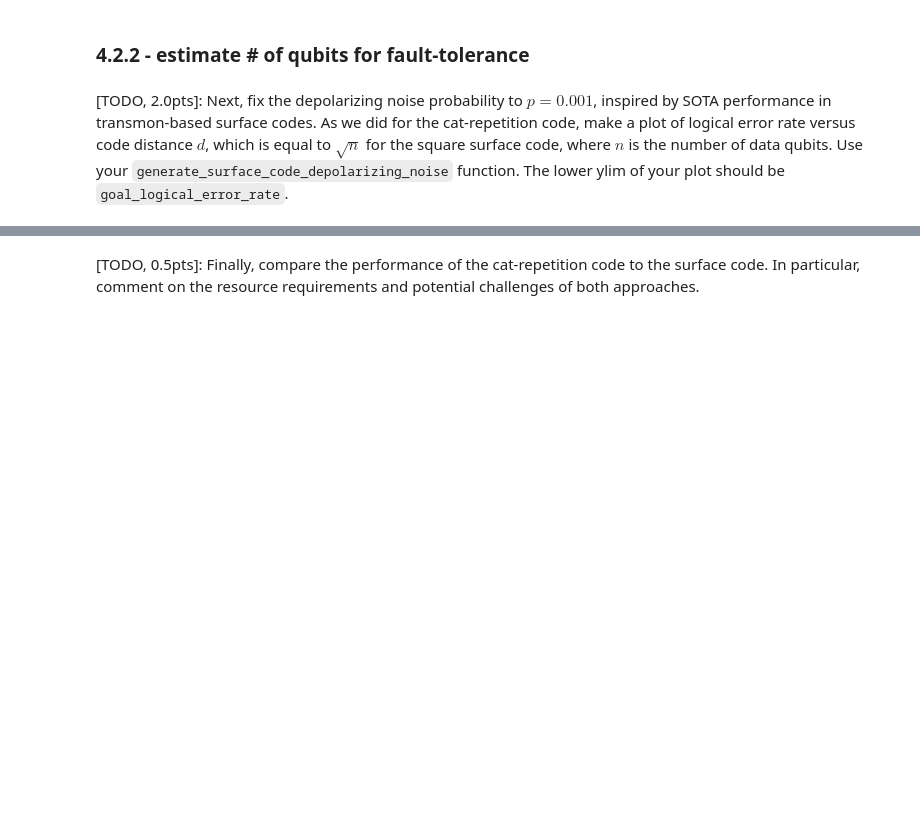
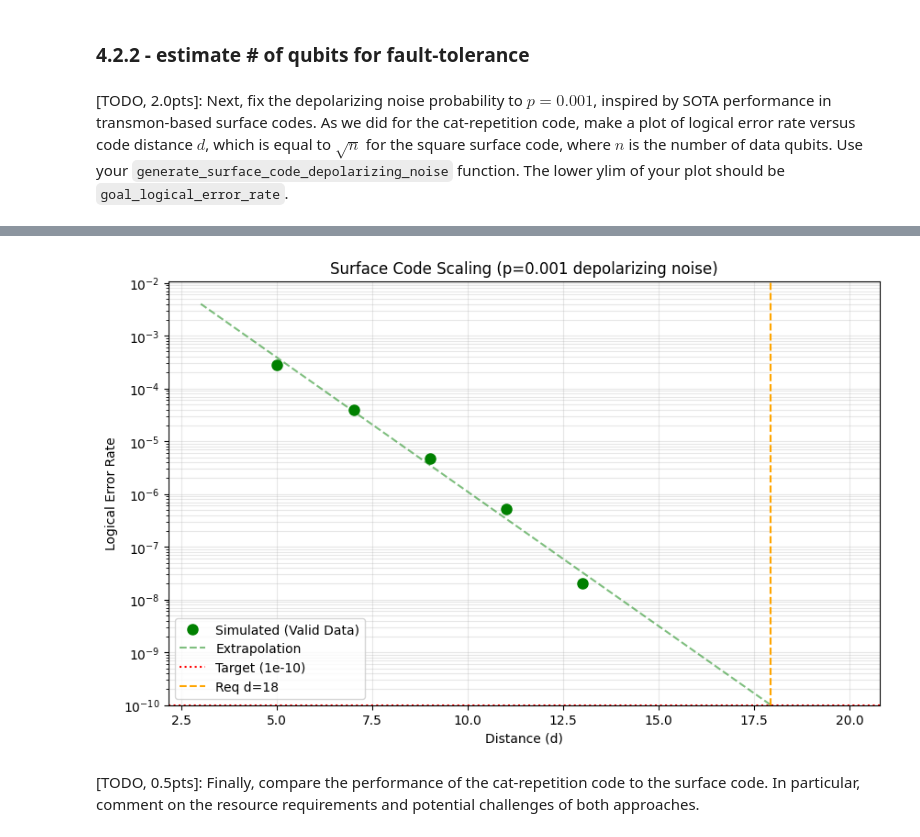
Before and after one commit to zgudikal/Redbull-Rockstars-Alice-and-Bob, a Jupyter notebook: challenge/1-challenge.ipynb, the cells around one changed output, grey strips where cells are left out. Cells and saved outputs as stored; diff of their text form; code cells hidden in the pictures; blank space fills up the shorter version.

```diff
--- a/challenge/1-challenge.ipynb
+++ b/challenge/1-challenge.ipynb
@@ -773,6 +961,15 @@ Next, we will generate an analogous plot of logical error rate versus the number
 # %%
 def generate_surface_code_depolarizing_noise(d, noise):
     # SOLUTION ===
-
+    circuit = stim.Circuit.generated(
+        "surface_code:rotated_memory_z",
+        rounds=3*d,
+        distance=d,
+        after_clifford_depolarization=noise,
+        before_round_data_depolarization=noise,
+    )
     # ===
     return circuit
+
+circuit = generate_surface_code_depolarizing_noise(5, 0.01)
+circuit.diagram('timeline-svg')
@@ -826,5 +1061,87 @@ noise = 1e-3
 goal_logical_error_rate = 1e-10
 
 # SOLUTION ===
+import sinter
+import matplotlib.pyplot as plt
+import numpy as np
+import os
 
+# Surface code is more expensive to simulate, use smaller distances
+distances = [5, 7, 9, 11, 13]
+
+tasks = [
+    sinter.Task(
+        circuit=generate_surface_code_depolarizing_noise(d, noise),
+        json_metadata={'d': d, 'p': noise},
+    )
+    for d in distances
+]
+
+# Collect stats
+collected_stats = sinter.collect(
+    num_workers=os.cpu_count(),
+    tasks=tasks,
+    decoders=['pymatching'],
+    max_shots=50_000_000,
+    max_errors=1000,
+    print_progress=True,
+)
+
+# Filter valid data points
+valid_distances = []
+valid_error_rates = []
+
+print("\n--- Simulation Results ---")
+for stat in collected_stats:
+    d = stat.json_metadata['d']
+    if stat.errors > 0:
+        rate = stat.errors / stat.shots
+        valid_distances.append(d)
+        valid_error_rates.append(rate)
+        print(f"d={d}: {stat.errors} errors / {stat.shots} shots = {rate:.2e}")
+    else:
+        print(f"d={d}: 0 errors (Skipped for fit)")
+
+# Sort for plotting/fitting
+sorted_pairs = sorted(zip(valid_distances, valid_error_rates))
+distances_sorted = np.array([p[0] for p in sorted_pairs])
+error_rates_sorted = np.array([p[1] for p in sorted_pairs])
+
+# Extrapolation: log10(P_L) = a * d + b
+log_errors = np.log10(error_rates_sorted)
+coeffs = np.polyfit(distances_sorted, log_errors, 1)
+a, b = coeffs
+
+target_log = np.log10(goal_logical_error_rate)
+required_d = (target_log - b) / a
+
+print(f"\n--- Extrapolation ---")
+print(f"Fit: log(P) = {a:.4f} * d + {b:.4f}")
+print(f"Required Distance: {required_d:.2f}")
+print(f"Answer: Surface code needs distance d={int(np.ceil(required_d))}")
+print(f"        This corresponds to n = d^2 = {int(np.ceil(required_d))**2} data qubits")
+
+# Plotting
+plt.figure(figsize=(10, 6))
+
+# Plot simulation data
+plt.semilogy(distances_sorted, error_rates_sorted, 'go', markersize=8, label='Simulated (Valid Data)')
+
+# Plot extrapolation
+d_extrap = np.linspace(3, required_d + 2, 50)
+p_extrap = 10**(a * d_extrap + b)
+plt.semilogy(d_extrap, p_extrap, 'g--', alpha=0.5, label='Extrapolation')
+
+# Plot Goal
+plt.axhline(goal_logical_error_rate, color='red', linestyle=':', label='Target (1e-10)')
+plt.axvline(required_d, color='orange', linestyle='--', label=f'Req d={int(np.ceil(required_d))}')
+
+plt.xlabel('Distance (d)')
+plt.ylabel('Logical Error Rate')
+plt.ylim(bottom=goal_logical_error_rate)
+plt.title('Surface Code Scaling (p=0.001 depolarizing noise)')
+plt.grid(True, which='both', alpha=0.3)
+plt.legend()
+plt.show()
 # ===
+# %% [output]
@@ -831,3 +1177,4 @@ goal_logical_error_rate = 1e-10
+[figure, added]
 # %% [markdown]
 [TODO, 0.5pts]: Finally, compare the performance of the cat-repetition code to the surface code. In particular, comment on the resource requirements and potential challenges of both approaches.
 # %% [markdown]
```
Also changed, not shown: parts of 7 cells of this notebook.
